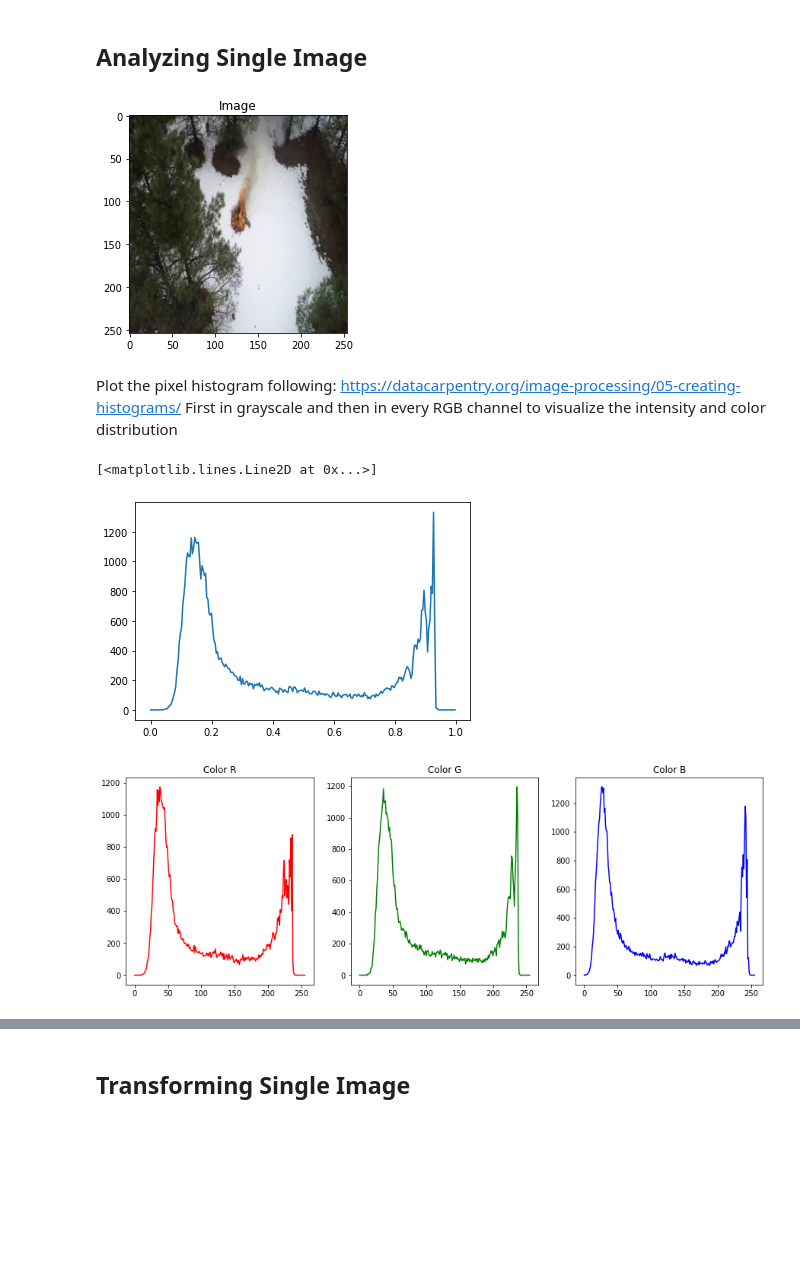
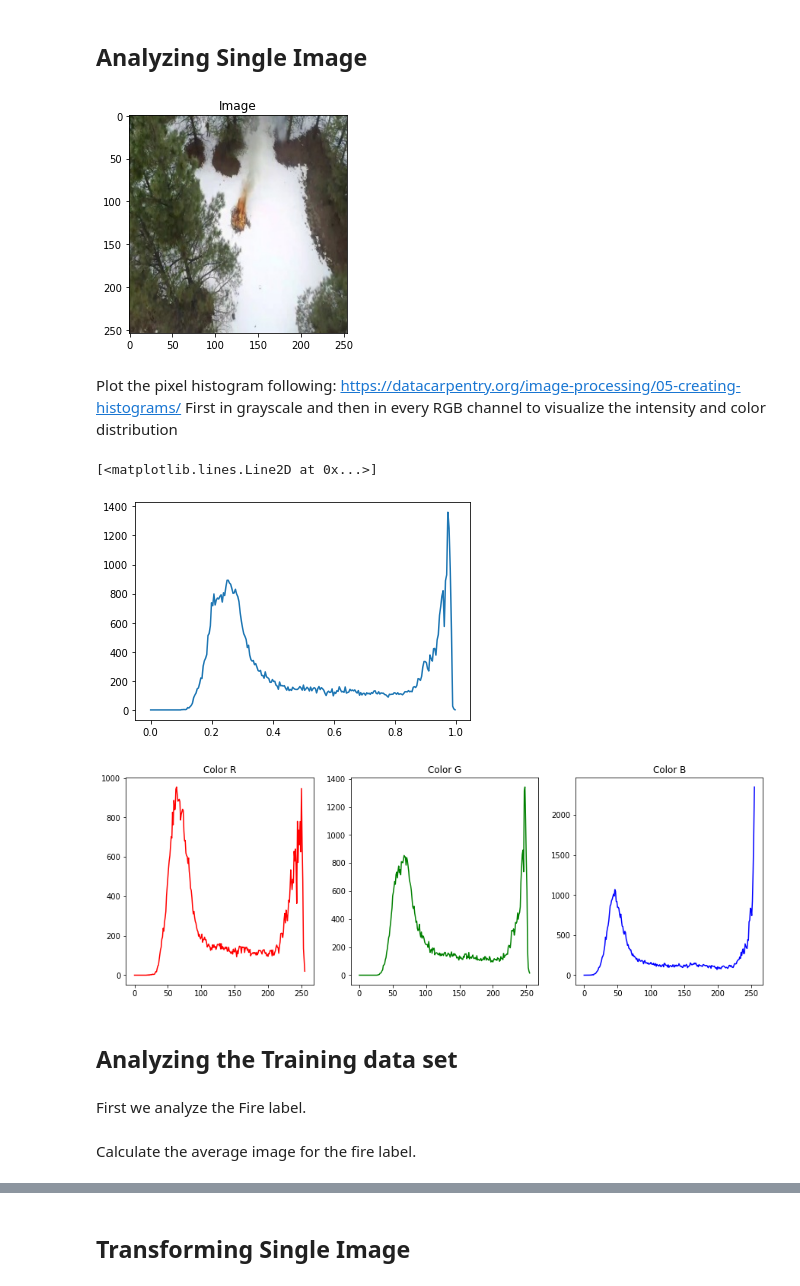
Before and after one commit to Loptt/forest-fire-detector, a Jupyter notebook: image_analysis.ipynb, the cells around one changed output, grey strips where cells are left out. Saved outputs shown, nothing was run; the diff lists cells and outputs as text; code cells hidden in the pictures; blank space fills up the shorter version.

```diff
--- a/image_analysis.ipynb
+++ b/image_analysis.ipynb
@@ -5,16 +5,16 @@
 # %%
 import pandas as pd
 import numpy as np
 from skimage import io, color
 import matplotlib.pyplot as plt
 %matplotlib inline
 
-img = io.imread("data/Training/Fire/resized_frame3.jpg")
+img = io.imread("data/Training/Fire/resized_frame14.jpg")
 plt.imshow(img)
 plt.title("Image")
 plt.show()
 # %% [output]
-[figure, old version]
+[figure, new version]
 # %% [markdown]
 Plot the pixel histogram following: https://datacarpentry.org/image-processing/05-creating-histograms/ First in grayscale and then in every RGB channel to visualize the intensity and color distribution
 # %%
@@ -24,7 +24,7 @@ histogram, bin_edges = np.histogram(img_grey, bins=256, range=(0, 1))
 plt.plot(bin_edges[0:-1], histogram)
 # %% [output]
 [<matplotlib.lines.Line2D at 0x...>]
-[figure, old version]
+[figure, new version]
 # %%
 colors = ("r", "g", "b")
 channel_ids = (0, 1, 2)
@@ -40,4 +40,8 @@ for channel_id, c in zip(channel_ids, colors):
 
 fig.set_size_inches(15, 5)
 # %% [output]
-[figure, old version]
+[figure, new version]
+# %% [markdown]
+## Analyzing the Training data set
+# %% [markdown]
+First we analyze the Fire label.
@@ -43,0 +73,2 @@ fig.set_size_inches(15, 5)
+# %% [markdown]
+Calculate the average image for the fire label.
```
Also changed, not shown: parts of 31 cells of this notebook.
